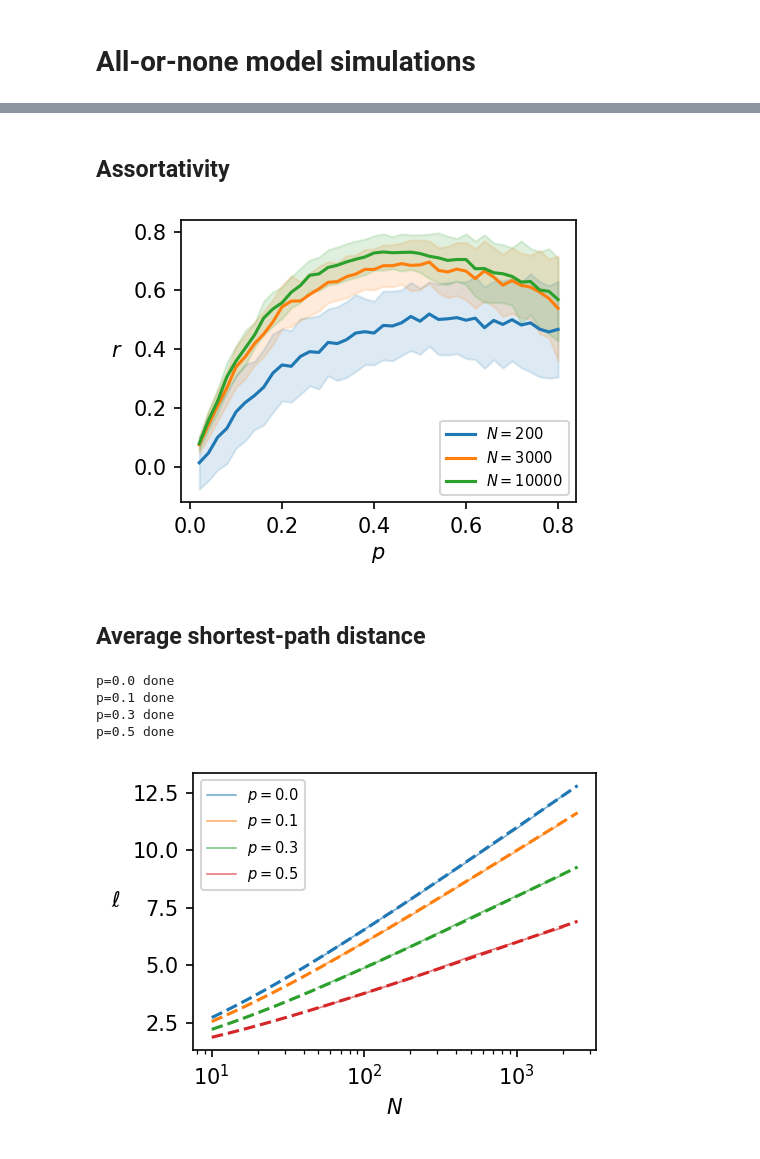
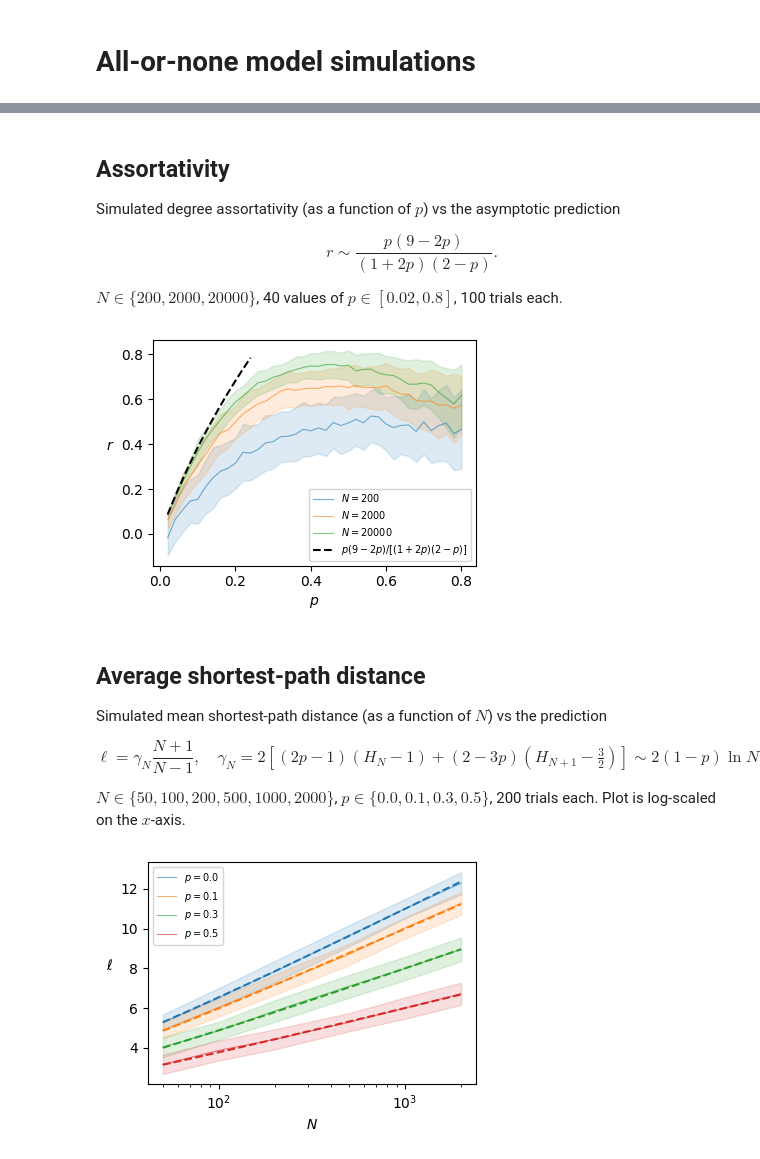
Before and after one commit to himetsai/math, a Jupyter notebook: Oxford/Networks/mini_project/experiments.ipynb, the cells around one changed output, grey strips where cells are left out. Saved outputs shown, nothing was run; the diff lists cells and outputs as text; code cells hidden in the pictures.

```diff
--- a/Oxford/Networks/mini_project/experiments.ipynb
+++ b/Oxford/Networks/mini_project/experiments.ipynb
@@ -87,7 +108,7 @@ N=1000 done
 N = 10000
 trials = 200
 
-fig, ax = plt.subplots(figsize=(3.4, 2.6))
+fig, ax = plt.subplots(figsize=(4, 3))
 
 all_data = {}
 for p in [0.1, 0.2, 0.3]:
@@ -98,18 +119,18 @@ for p in [0.1, 0.2, 0.3]:
             degs[d] += 1
     total = sum(degs.values())
     ks = sorted(degs.keys())
-    Psim = [degs[k]/total for k in ks]
+    Psim = [degs[k] / total for k in ks]
     all_data[p] = (ks, Psim)
     ax.plot(ks, Psim, '-', lw=0.8, alpha=0.6, label=f'$p={p}$')
 
 for i, p in enumerate([0.1, 0.2, 0.3]):
-    karr = np.arange(1, max(all_data[p][0])+1)
+    karr = np.arange(1, max(all_data[p][0]) + 1)
     ax.plot(karr, [Pk_theory(k, p) for k in karr], '--', color=f'C{i}', lw=1.5)
 
 ax.set_xscale('log')
 ax.set_yscale('log')
 ax.set_xlabel('$k$')
-ax.set_ylabel('$P_k$', rotation=0, labelpad=12)
+ax.set_ylabel('$P_k$', rotation=0, labelpad=8)
 ax.set_ylim(bottom=1e-7)
 ax.legend(fontsize=7)
 plt.tight_layout()
@@ -194,12 +219,17 @@ plt.show()
 # %% [markdown]
 ## Assortativity
+
+Simulated degree assortativity (as a function of $p$) vs the asymptotic prediction
+
+$$r \sim \frac{p(9 - 2p)}{(1 + 2p)(2 - p)}.$$
+
+$N \in \{200, 2000, 20000\}$, 40 values of $p \in [0.02, 0.8]$, 100 trials each.
 # %%
 Ns = [200, 2000, 20000]
 ps = np.linspace(0.02, 0.8, 40)
 trials = 100
-cols = ['C0', 'C1', 'C2']
 
-fig, ax = plt.subplots(figsize=(3.4, 2.6))
+fig, ax = plt.subplots(figsize=(4, 3))
 
 for i, N in enumerate(Ns):
     means, stds = [], []
@@ -209,11 +239,11 @@ for i, N in enumerate(Ns):
         stds.append(np.std(vals))
     means, stds = np.array(means), np.array(stds)
 
-    ax.fill_between(ps, means - stds, means + stds, color=cols[i], alpha=0.15)
-    ax.plot(ps, means, '-', color=cols[i], lw=1.5, alpha=0.6, label=f'$N={N}$')
+    ax.fill_between(ps, means - stds, means + stds, color=f'C{i}', alpha=0.15)
+    ax.plot(ps, means, '-', color=f'C{i}', lw=0.8, alpha=0.6, label=f'$N={N}$')
 
-pp = np.linspace(0.01, 0.24, 200)
-ax.plot(pp, pp*(9-2*pp)/((1+2*pp)*(2-pp)), '--', color='k', lw=1.5, label=r'$p(9-2p)/[(1+2p)(2-p)]$')
+pp = np.linspace(0.02, 0.24, 200)
+ax.plot(pp, pp * (9 - 2 * pp) / ((1 + 2 * pp) * (2 - pp)), '--', color='black', lw=1.5, label=r'$p(9-2p)/[(1+2p)(2-p)]$')
 
 ax.set_xlabel('$p$')
 ax.set_ylabel('$r$', rotation=0, labelpad=8)
@@ -222,47 +252,42 @@ plt.tight_layout()
 fig.savefig('figures/assortativity.pdf')
 plt.show()
 # %% [output]
-[figure, old version]
+[figure, new version]
 # %% [markdown]
 ## Average shortest-path distance
+
+Simulated mean shortest-path distance (as a function of $N$) vs the prediction
+
+$$\ell = \gamma_N \frac{N+1}{N-1}, \quad \gamma_N = 2\left[(2p-1)(H_N - 1) + (2-3p)\left(H_{N+1} - \tfrac{3}{2}\right)\right] \sim 2(1-p)\ln N.$$
+
+$N \in \{50, 100, 200, 500, 1000, 2000\}$, $p \in \{0.0, 0.1, 0.3, 0.5\}$, 200 trials each. Plot is log-scaled on the $x$-axis.
 # %%
-def ell_theory(N, p):
-    # exact finite-N formula from the writeup
-    H = np.cumsum(1.0 / np.arange(1, N+2))  # H[k-1] = H_k
-    HN = H[N-1]       # H_N
-    HN1 = H[N]        # H_{N+1}
-    gamma = 2*(2*p - 1)*(HN - 1) + 2*(2 - 3*p)*(HN1 - 1.5)
-    return gamma * (N + 1) / (N - 1)
-
 Ns = [50, 100, 200, 500, 1000, 2000]
 ps = [0.0, 0.1, 0.3, 0.5]
 trials = 200
 
-fig, ax = plt.subplots(figsize=(3.4, 2.6))
+fig, ax = plt.subplots(figsize=(4, 3))
 
-all_ells = {}
 for i, p in enumerate(ps):
-    ells = []
+    means, stds = [], []
     for N in Ns:
         vals = [nx.average_shortest_path_length(model(N, p)) for _ in range(trials)]
-        ells.append(np.mean(vals))
-    all_ells[p] = ells
-    ax.plot(Ns, ells, '-', color=f'C{i}', lw=0.8, alpha=0.6, label=f'$p={p}$')
+        means.append(np.mean(vals))
+        stds.append(np.std(vals))
+    means, stds = np.array(means), np.array(stds)
+    ax.fill_between(Ns, means - stds, means + stds, color=f'C{i}', alpha=0.15)
+    ax.plot(Ns, means, '-', color=f'C{i}', lw=0.8, alpha=0.6, label=f'$p={p}$')
 
-Nfine = np.arange(10, 2501)
+N = np.arange(50, 2000)
 for i, p in enumerate([0.0, 0.1, 0.3, 0.5]):
-    ax.plot(Nfine, [ell_theory(N, p) for N in Nfine], '--', color=f'C{i}', lw=1.5)
+    ax.plot(N, [ell_theory(N, p) for N in N], '--', color=f'C{i}', lw=1.5)
 
 ax.set_xscale('log')
 ax.set_xlabel('$N$')
 ax.set_ylabel(r'$\ell$', rotation=0, labelpad=8)
 ax.legend(fontsize=7)
 plt.tight_layout()
 fig.savefig('figures/distance.pdf')
 plt.show()
 # %% [output]
-p=0.0 done
-p=0.1 done
-p=0.3 done
-p=0.5 done
-[figure, old version]
+[figure, new version]
```
Also changed, not shown: parts of 15 cells of this notebook, 11 other files.
